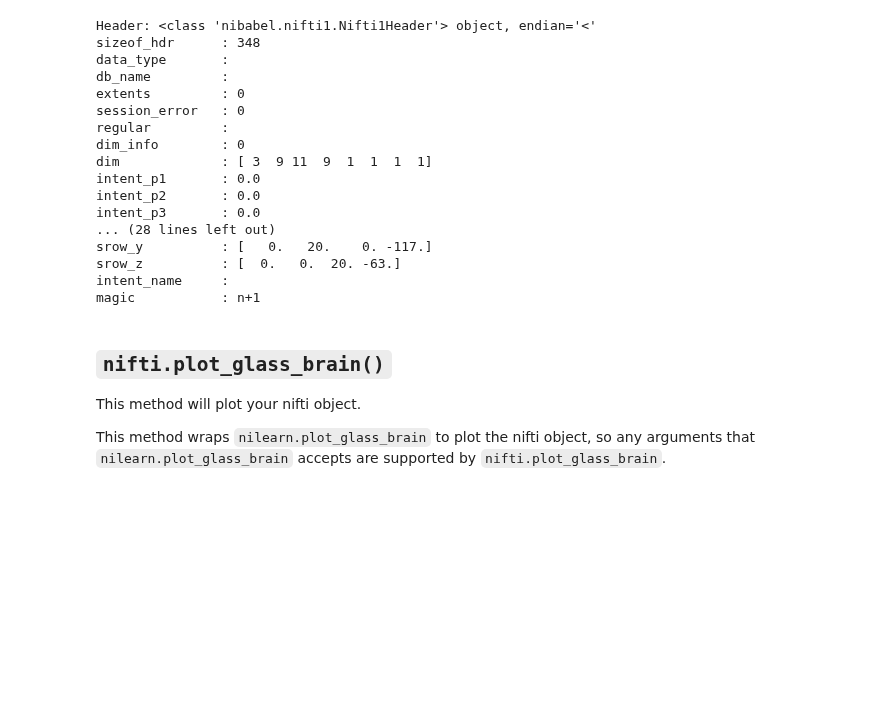
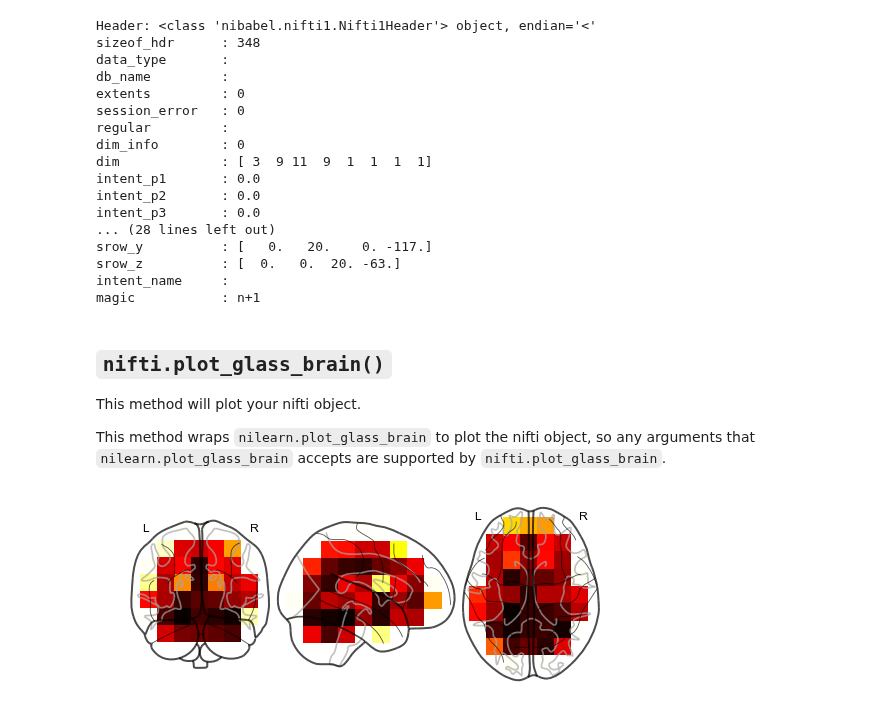
Before and after one commit to ContextLab/supereeg, a Jupyter notebook: docs/tutorial/nifti_objects.ipynb, the cells around one changed output. Drawn from its saved outputs; the diff is of its cells as text; code cells hidden in the pictures; blank space fills up the shorter version.

```diff
--- a/docs/tutorial/nifti_objects.ipynb
+++ b/docs/tutorial/nifti_objects.ipynb
@@ -57,3 +47,7 @@ This method will plot your nifti object.
 
 
  This method wraps `nilearn.plot_glass_brain` to plot the nifti object, so any arguments that `nilearn.plot_glass_brain` accepts are supported by `nifti.plot_glass_brain`.
+# %%
+nii.plot_glass_brain()
+# %% [output]
+[figure, added]
```
Also changed, not shown: parts of 4 cells of this notebook, 14 other files.
